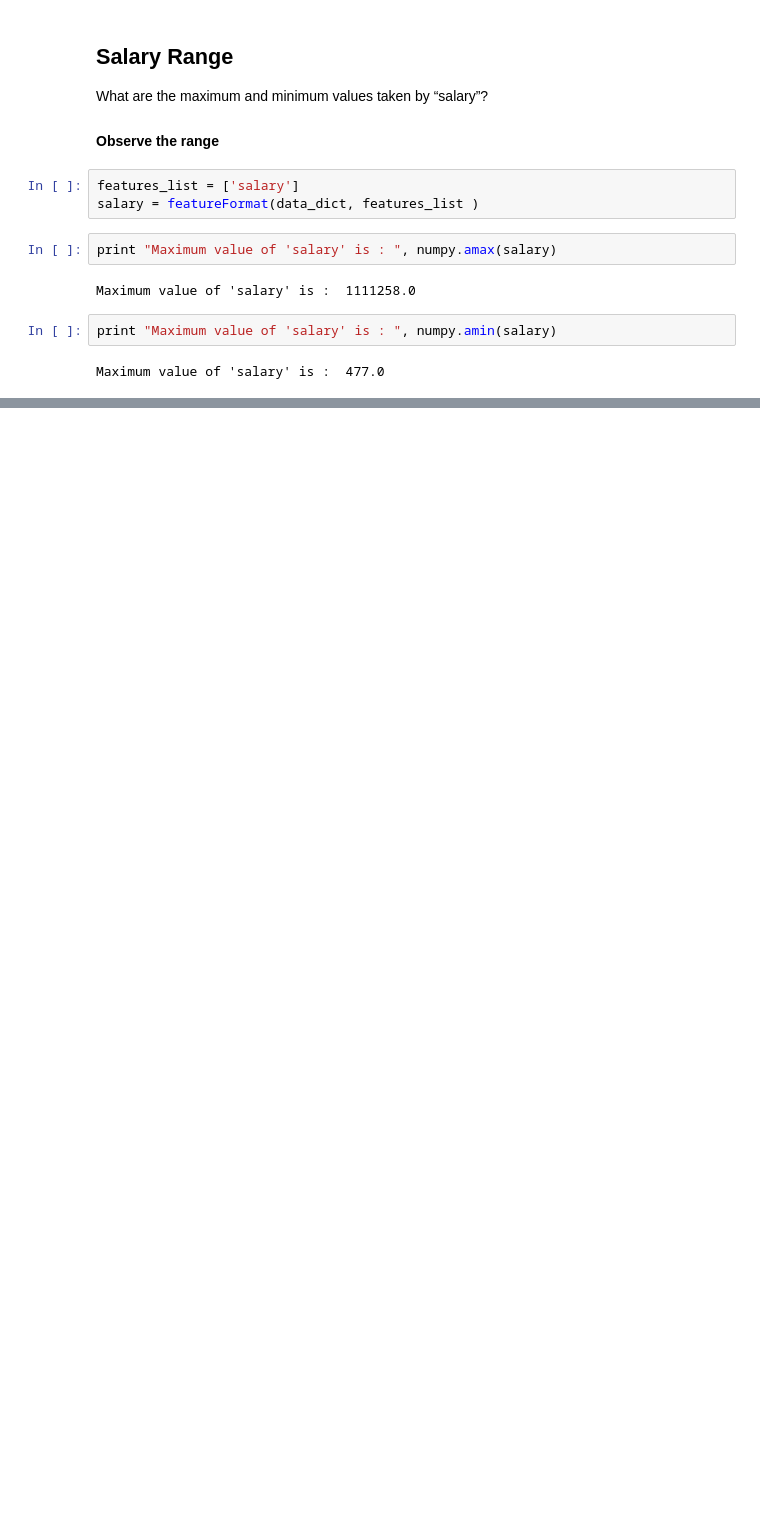
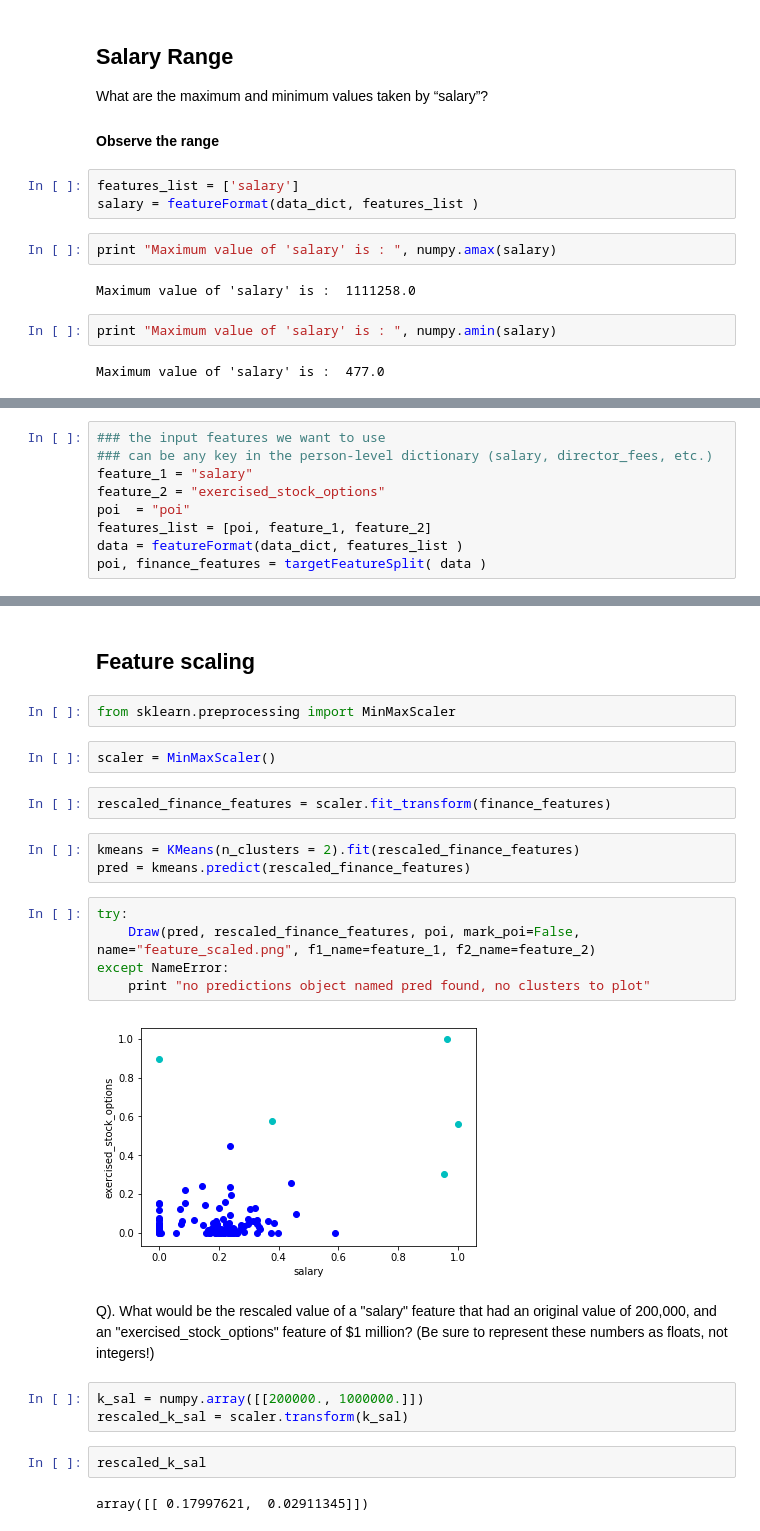
Before and after one commit to jeswingeorge/Enron-Email-Dataset, a Jupyter notebook: My works/4. KMeans clustering_feature_scaling/K-means_Clustering_feature_scaling.ipynb, the cells around one changed output, grey strips where cells are left out. Cells and saved outputs as stored; diff of their text form; blank space fills up the shorter version.

Commit message:
Finished clustering and feature scaling

```diff
--- a/My works/4. KMeans clustering/K-means_Clustering.ipynb
+++ b/My works/4. KMeans clustering_feature_scaling/K-means_Clustering_feature_scaling.ipynb
@@ -170,0 +175,9 @@ Maximum value of 'salary' is :  477.0
+# %%
+### the input features we want to use
+### can be any key in the person-level dictionary (salary, director_fees, etc.)
+feature_1 = "salary"
+feature_2 = "exercised_stock_options"
+poi  = "poi"
+features_list = [poi, feature_1, feature_2]
+data = featureFormat(data_dict, features_list )
+poi, finance_features = targetFeatureSplit( data )
@@ -170,0 +194,27 @@ Maximum value of 'salary' is :  477.0
+# %% [markdown]
+## Feature scaling
+# %%
+from sklearn.preprocessing import MinMaxScaler
+# %%
+scaler = MinMaxScaler()
+# %%
+rescaled_finance_features = scaler.fit_transform(finance_features)
+# %%
+kmeans = KMeans(n_clusters = 2).fit(rescaled_finance_features)
+pred = kmeans.predict(rescaled_finance_features)
+# %%
+try:
+    Draw(pred, rescaled_finance_features, poi, mark_poi=False, name="feature_scaled.png", f1_name=feature_1, f2_name=feature_2)
+except NameError:
+    print "no predictions object named pred found, no clusters to plot"
+# %% [output]
+[figure, added]
+# %% [markdown]
+Q). What would be the rescaled value of a "salary" feature that had an original value of 200,000, and an "exercised_stock_options" feature of $1 million? (Be sure to represent these numbers as floats, not integers!)
+# %%
+k_sal = numpy.array([[200000., 1000000.]])
+rescaled_k_sal = scaler.transform(k_sal)
+# %%
+rescaled_k_sal
+# %% [output]
+array([[ 0.17997621,  0.02911345]])
```
Also changed, not shown: parts of 3 cells of this notebook.
